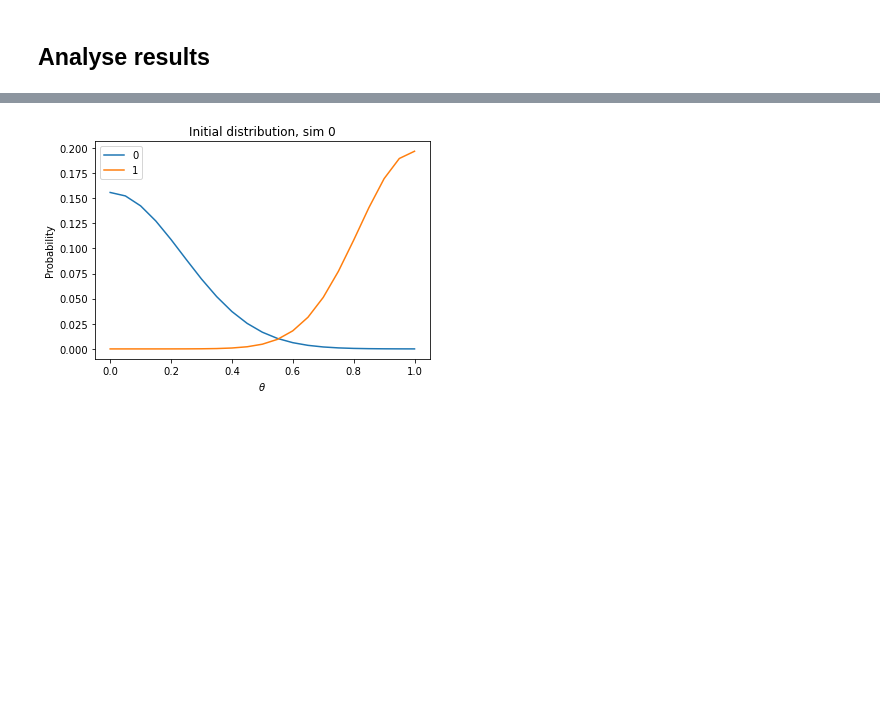
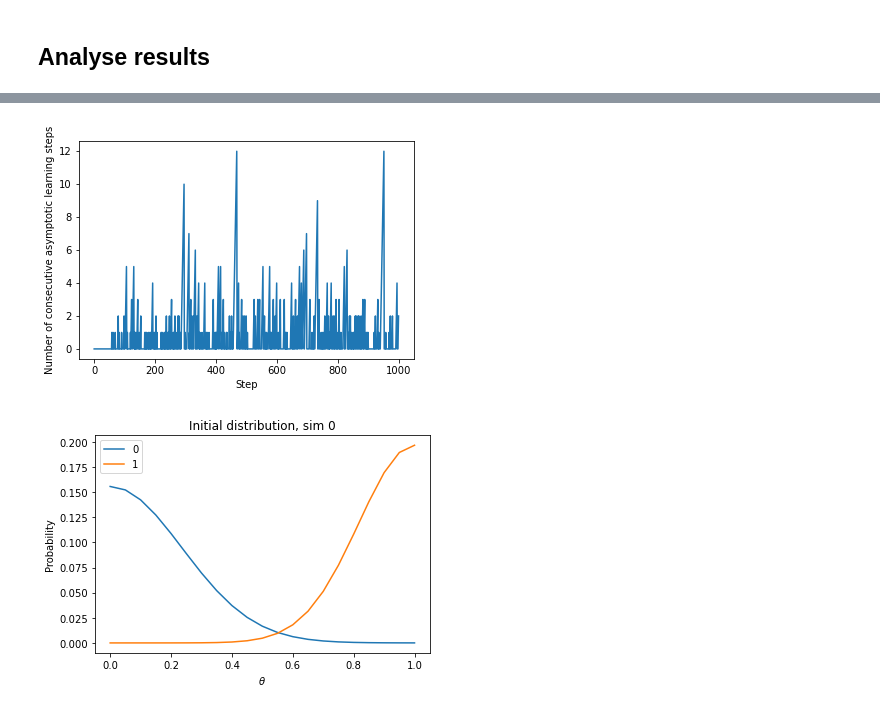
Before and after one commit to YutongB/Opinion-Dynamics, a Jupyter notebook: notebooks/interact.ipynb, the cells around one changed output, grey strips where cells are left out. Saved outputs shown, nothing was run; the diff lists cells and outputs as text; code cells hidden in the pictures; blank space fills up the shorter version.

Commit message:
Fix asymptotic learning (99 steps)

```diff
--- a/notebooks/interact.ipynb
+++ b/notebooks/interact.ipynb
@@ -35,3 +41,7 @@ res[0].plot_confidence_in_belief(0.5)
+# %%
+res[0].plot_asymptotic_learning_steps()
+# %% [output]
+[figure, added]
 # %%
 res[0].plot_initial_distr()
 # %% [output]
```
Also changed, not shown: parts of 5 cells of this notebook, 3 other files.
